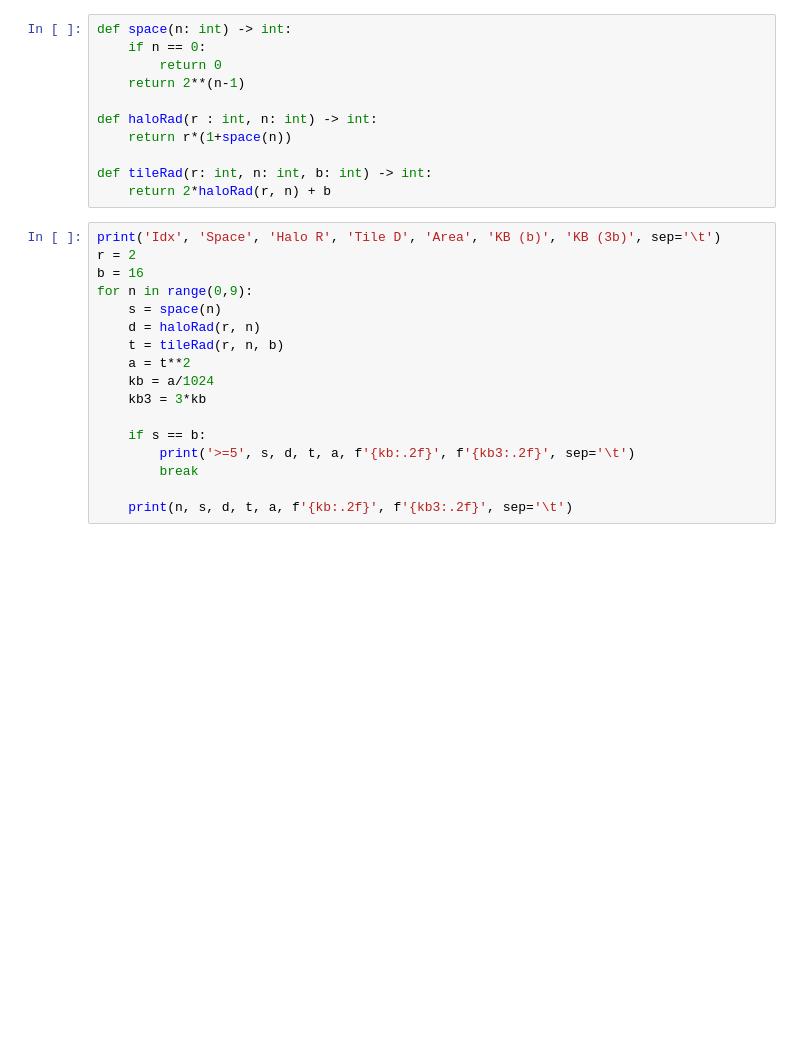
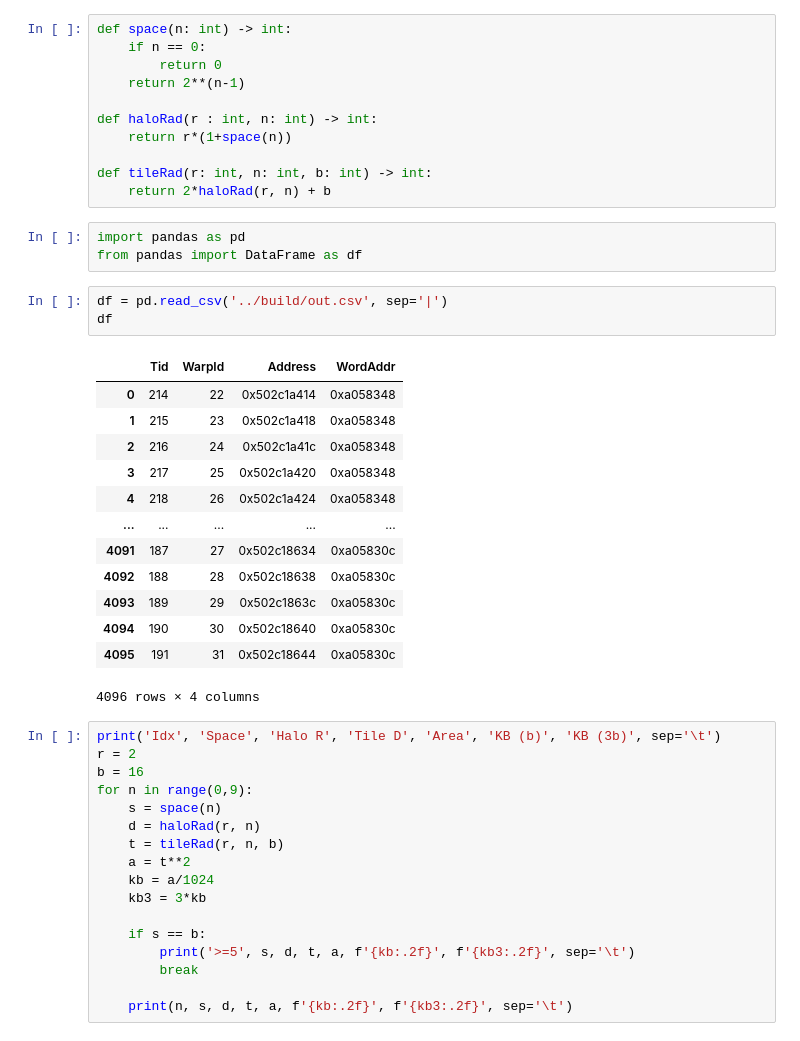
Before and after one commit to VictorHerbert/RaymarchDenoiserCuda, a Jupyter notebook: notebooks/tile.ipynb, the cells around one changed output. Drawn from its saved outputs; the diff is of its cells as text; blank space fills up the shorter version.

```diff
--- a/notebooks/tile.ipynb
+++ b/notebooks/tile.ipynb
@@ -9,6 +13,26 @@ def haloRad(r : int, n: int) -> int:
 
 def tileRad(r: int, n: int, b: int) -> int:
     return 2*haloRad(r, n) + b
+# %%
+import pandas as pd
+from pandas import DataFrame as df
+# %%
+df = pd.read_csv('../build/out.csv', sep='|')
+df
+# %% [output]
+|  | Tid | WarpId | Address | WordAddr |
+| 0 | 214 | 22 | 0x502c1a414 | 0xa058348 |
+| 1 | 215 | 23 | 0x502c1a418 | 0xa058348 |
+| 2 | 216 | 24 | 0x502c1a41c | 0xa058348 |
+| 3 | 217 | 25 | 0x502c1a420 | 0xa058348 |
+| 4 | 218 | 26 | 0x502c1a424 | 0xa058348 |
+| ... | ... | ... | ... | ... |
+| 4091 | 187 | 27 | 0x502c18634 | 0xa05830c |
+| 4092 | 188 | 28 | 0x502c18638 | 0xa05830c |
+| 4093 | 189 | 29 | 0x502c1863c | 0xa05830c |
+| 4094 | 190 | 30 | 0x502c18640 | 0xa05830c |
+| 4095 | 191 | 31 | 0x502c18644 | 0xa05830c |
+4096 rows × 4 columns
 # %%
 print('Idx', 'Space', 'Halo R', 'Tile D', 'Area', 'KB (b)', 'KB (3b)', sep='\t')
 r = 2
```
Also changed, not shown: parts of 5 cells of this notebook, 5 other files.
